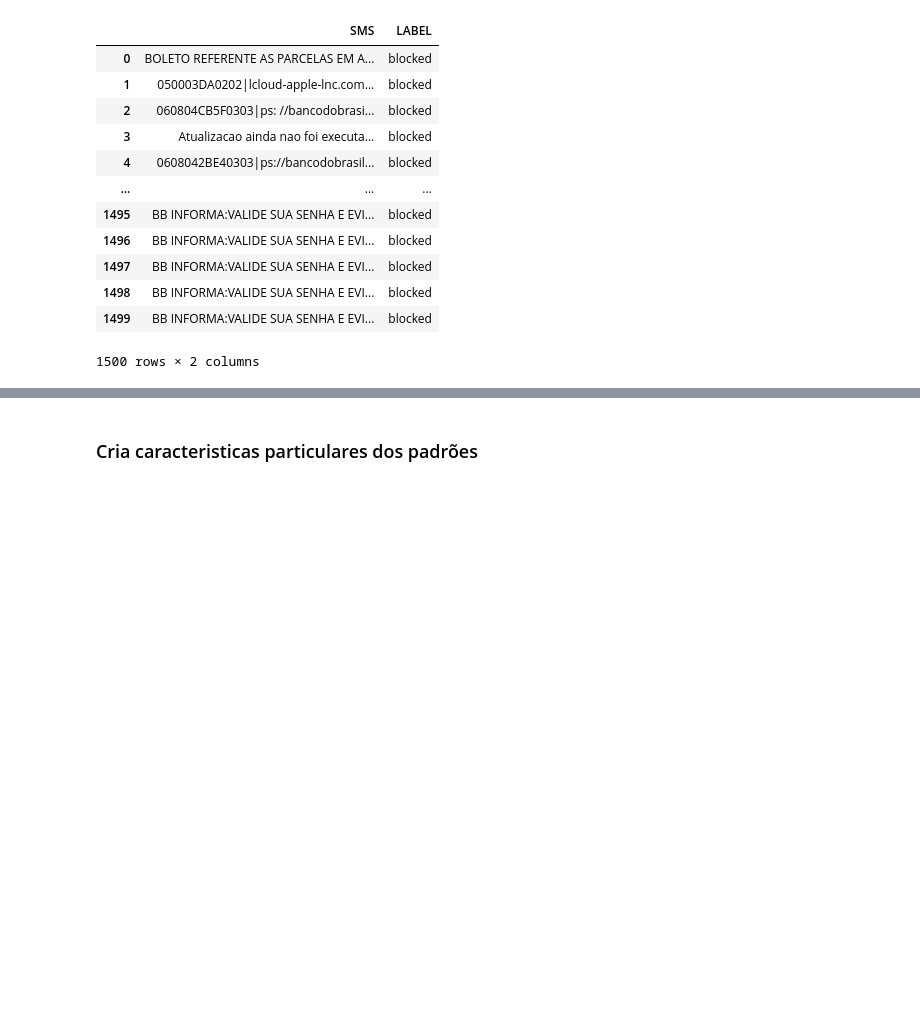
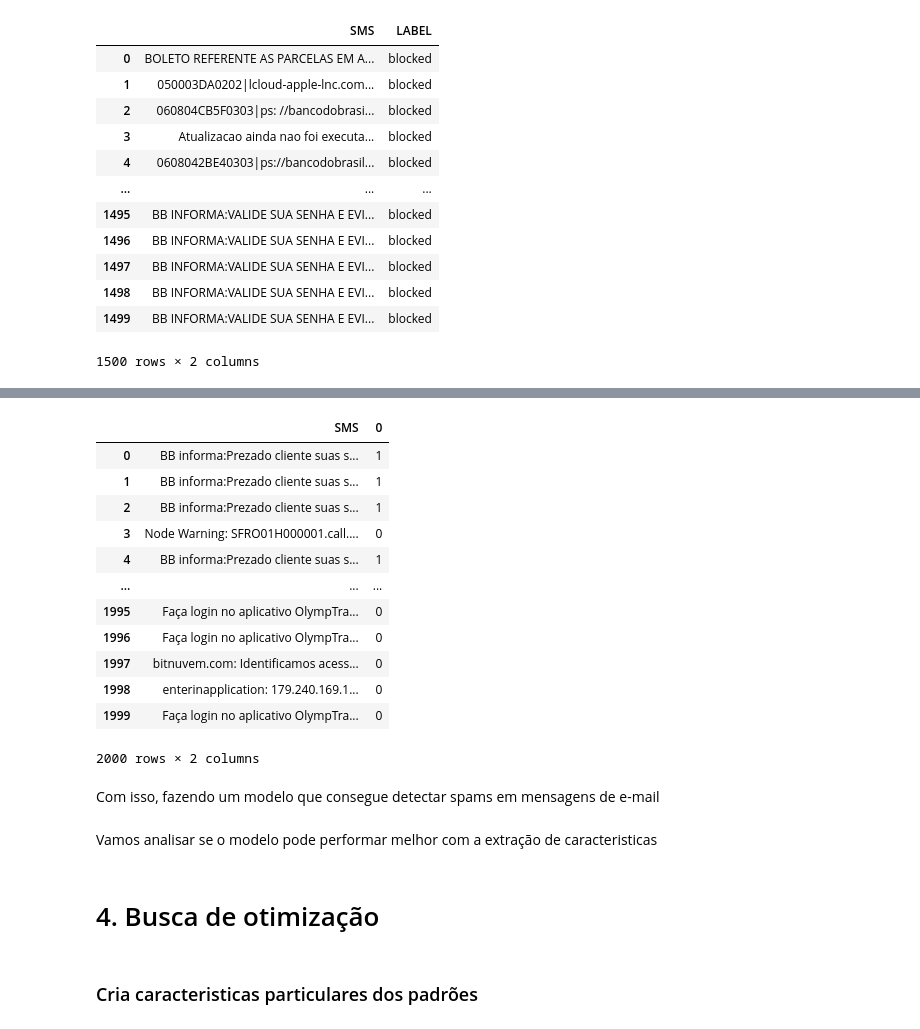
Before and after one commit to wellingtondantas/Projetos, a Jupyter notebook: NLP/main.ipynb, the cells around one changed output, grey strips where cells are left out. Drawn from its saved outputs; the diff is of its cells as text; code cells hidden in the pictures; blank space fills up the shorter version.

Commit message:
NLP-Update03
Melhoramento do modelo

```diff
--- a/NLP/main.ipynb
+++ b/NLP/main.ipynb
@@ -174,0 +197,10 @@ df[df['LABEL'] == 'blocked']
+# %%
+#Instância o modelo CountVectorizer
+vectorizer = CountVectorizer(lowercase=True, stop_words=stopwords.words('portuguese'))
+
+#Aplica o modelo
+X_train_vect = vectorizer.fit_transform(X_train)
+X_test_vect = vectorizer.transform(X_test)
+
+#Mostra as dimensões
+X_train_vect.shape, X_test_vect.shape
@@ -174,0 +226,18 @@ df[df['LABEL'] == 'blocked']
+# %%
+#Salva as informações
+scores = []
+
+#Aplicação dos modelos
+for name, model in zip(names, classifiers):
+
+    #Treina
+    model.fit(X_train_vect, y_train)
+
+    #Prediz
+    predict = model.predict(X_test_vect)
+
+    #Métrica de avalização
+    score = f1_score(y_test, predict)
+
+    #Salva a métrica de avaliação
+    scores.append(score)
@@ -174,0 +265,13 @@ df[df['LABEL'] == 'blocked']
+# %%
+#Treinar movamente o modelo escolhido
+model = MLPClassifier()
+
+#Treina
+model.fit(X_train_vect, y_train)
+
+#Prediz
+predict = model.predict(X_test_vect_aval)
+# %%
+#Transforma em tabela o valor predito
+SMS_av = pd.DataFrame(predict)
+SMS_av
@@ -174,0 +292,18 @@ df[df['LABEL'] == 'blocked']
+# %%
+#Concatena as duas colunas
+df_val = pd.concat([df_va['SMS'], SMS_av], axis=1)
+df_val
+# %% [output]
+|  | SMS | 0 |
+| 0 | BB informa:Prezado cliente suas s... | 1 |
+| 1 | BB informa:Prezado cliente suas s... | 1 |
+| 2 | BB informa:Prezado cliente suas s... | 1 |
+| 3 | Node Warning: SFRO01H000001.call.... | 0 |
+| 4 | BB informa:Prezado cliente suas s... | 1 |
+| ... | ... | ... |
+| 1995 | Faça login no aplicativo OlympTra... | 0 |
+| 1996 | Faça login no aplicativo OlympTra... | 0 |
+| 1997 | bitnuvem.com: Identificamos acess... | 0 |
+| 1998 | enterinapplication: 179.240.169.1... | 0 |
+| 1999 | Faça login no aplicativo OlympTra... | 0 |
+2000 rows × 2 columns
@@ -175,3 +313,9 @@ df[df['LABEL'] == 'blocked']
+# %% [markdown]
+Com isso, fazendo um modelo que consegue detectar spams em mensagens de e-mail
+# %% [markdown]
+Vamos analisar se o modelo pode performar melhor com a extração de caracteristicas
+# %% [markdown]
+# 4. Busca de otimização
 # %% [markdown]
 ### Cria caracteristicas particulares dos padrões
 # %%
```
Also changed, not shown: parts of 38 cells of this notebook.
